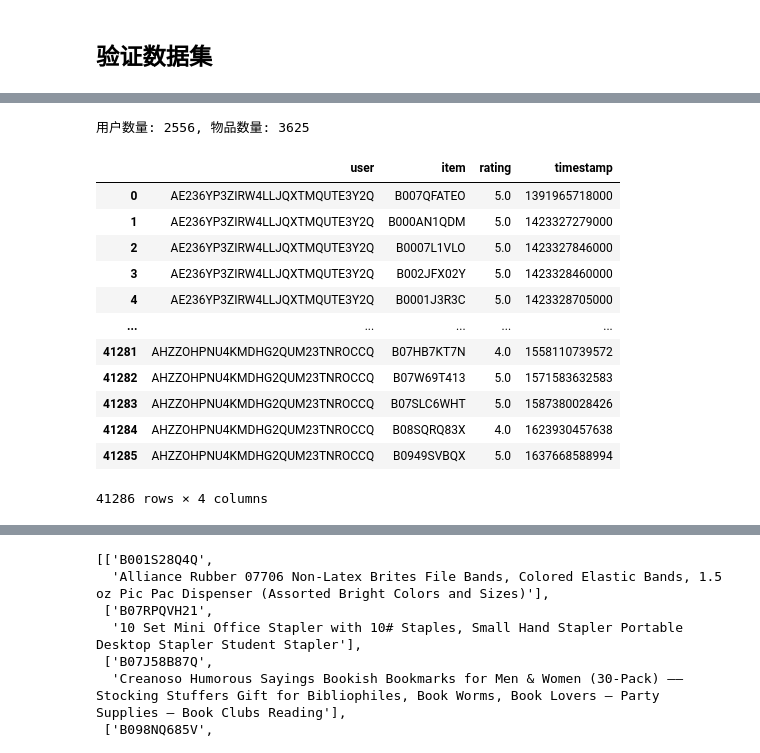
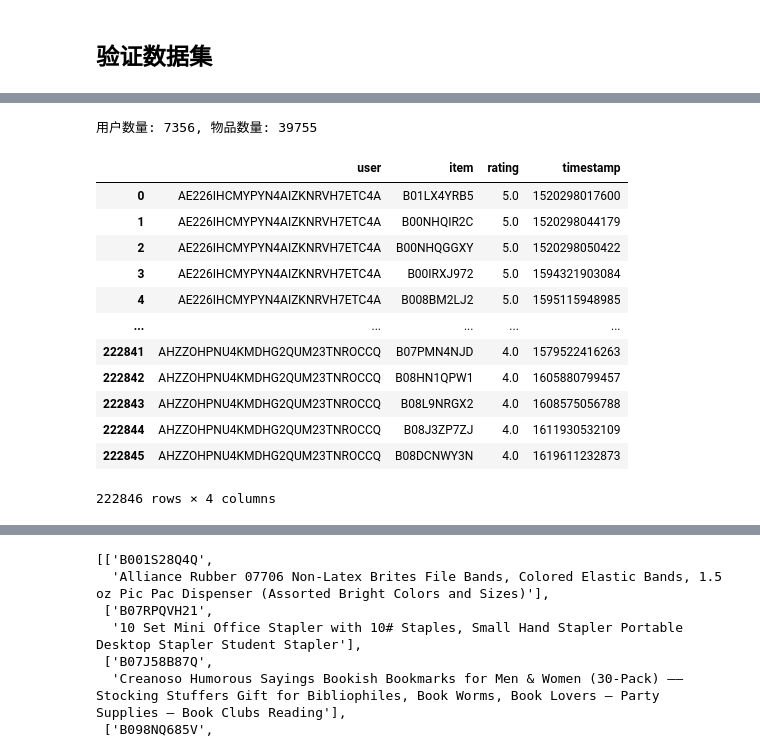
Before and after one commit to NoyeArk/graduation_design, a Jupyter notebook: ipynb/data_process/amazon.ipynb, the cells around one changed output, grey strips where cells are left out. Saved outputs shown, nothing was run; the diff lists cells and outputs as text; code cells hidden in the pictures.

```diff
--- a/ipynb/data_process/amazon.ipynb
+++ b/ipynb/data_process/amazon.ipynb
@@ -6,32 +6,33 @@ from tqdm import tqdm
 
 处理交互信息
 # %%
-file = "D:\work_space\Office_Products.jsonl"
+file = "D:\Code\graduation_design\data\Toys_and_Games\Toys_and_Games.jsonl"
 with open(file, 'r') as fp:
     for line in tqdm(fp):
         data = json.loads(line.strip())
         user_id = data['user_id']
-        asin = data['asin']
+        item_id = data['asin']
         rating = data['rating']
         timestamp = data['timestamp']
 
-        with open('D:/Code/graduation_design/data/Office_Products/interaction.dat', 'a') as f:
-            f.write(f"{user_id}::{asin}::{rating}::{timestamp}\n")
+        with open('D:/Code/graduation_design/data/Toys_and_Games/interaction.dat', 'a') as f:
+            f.write(f"{user_id},{item_id},{rating},{timestamp}\n")
 # %% [markdown]
 处理物品信息
 # %%
-file = "D:\work_space\meta_Office_Products.jsonl"
+file = "D:\Code\graduation_design\data\Toys_and_Games\meta_Toys_and_Games.jsonl"
 with open(file, 'r') as fp:
     for line in tqdm(fp):
         data = json.loads(line.strip())
-        parent_asin = data['parent_asin']
-        with open('D:/Code/graduation_design/data/Office_Products/item.dat', 'a') as f:
-            f.write(f"{parent_asin}>>{json.dumps(data)}\n")
+        if data['parent_asin'] in items1:
+            data['parent_asin'] = item_to_id[data['parent_asin']]
+            with open('D:/Code/graduation_design/data/Toys_and_Games/item.csv', 'a') as f:
+                f.write(f"{json.dumps(data)}\n")
 # %% [markdown]
 ## 验证数据集
 # %%
 import pandas as pd
-df = pd.read_csv("D:/Code/graduation_design/data/Office_Products/interaction.dat", sep=",", header=None, engine='python')
+df = pd.read_csv("D:/Code/graduation_design/data/Toys_and_Games/interaction.dat", sep=",", header=None, engine='python')
 df.columns = ['user', 'item', 'rating', 'timestamp']
 df
 # %% [output]
@@ -67,31 +52,31 @@ Name: count, Length: 65222, dtype: int64
 # %%
 data = df[df['rating'] > 2]
 
 item_counts = data['item'].value_counts()
-items_to_keep = item_counts[item_counts >= 10].index
+items_to_keep = item_counts[item_counts >= 50].index
 data = data[data['item'].isin(items_to_keep)]
 
 user_counts = data['user'].value_counts()
-users_to_keep = user_counts[user_counts >= 10].index
+users_to_keep = user_counts[user_counts >= 20].index
 data = data[data['user'].isin(users_to_keep)]
 
 print(f"用户数量: {len(data['user'].unique())}, 物品数量: {len(data['item'].unique())}")
 
 data = data.sort_values(['user', 'timestamp'])
 data = data.reset_index(drop=True)
 data
 # %% [output]
-用户数量: 2556, 物品数量: 3625
+用户数量: 7356, 物品数量: 39755
 |  | user | item | rating | timestamp |
-| 0 | AE236YP3ZIRW4LLJQXTMQUTE3Y2Q | B007QFATEO | 5.0 | 1391965718000 |
-| 1 | AE236YP3ZIRW4LLJQXTMQUTE3Y2Q | B000AN1QDM | 5.0 | 1423327279000 |
-| 2 | AE236YP3ZIRW4LLJQXTMQUTE3Y2Q | B0007L1VLO | 5.0 | 1423327846000 |
-| 3 | AE236YP3ZIRW4LLJQXTMQUTE3Y2Q | B002JFX02Y | 5.0 | 1423328460000 |
-| 4 | AE236YP3ZIRW4LLJQXTMQUTE3Y2Q | B0001J3R3C | 5.0 | 1423328705000 |
+| 0 | AE226IHCMYPYN4AIZKNRVH7ETC4A | B01LX4YRB5 | 5.0 | 1520298017600 |
+| 1 | AE226IHCMYPYN4AIZKNRVH7ETC4A | B00NHQIR2C | 5.0 | 1520298044179 |
+| 2 | AE226IHCMYPYN4AIZKNRVH7ETC4A | B00NHQGGXY | 5.0 | 1520298050422 |
+| 3 | AE226IHCMYPYN4AIZKNRVH7ETC4A | B00IRXJ972 | 5.0 | 1594321903084 |
+| 4 | AE226IHCMYPYN4AIZKNRVH7ETC4A | B008BM2LJ2 | 5.0 | 1595115948985 |
 | ... | ... | ... | ... | ... |
-| 41281 | AHZZOHPNU4KMDHG2QUM23TNROCCQ | B07HB7KT7N | 4.0 | 1558110739572 |
-| 41282 | AHZZOHPNU4KMDHG2QUM23TNROCCQ | B07W69T413 | 5.0 | 1571583632583 |
-| 41283 | AHZZOHPNU4KMDHG2QUM23TNROCCQ | B07SLC6WHT | 5.0 | 1587380028426 |
-| 41284 | AHZZOHPNU4KMDHG2QUM23TNROCCQ | B08SQRQ83X | 4.0 | 1623930457638 |
-| 41285 | AHZZOHPNU4KMDHG2QUM23TNROCCQ | B0949SVBQX | 5.0 | 1637668588994 |
+| 222841 | AHZZOHPNU4KMDHG2QUM23TNROCCQ | B07PMN4NJD | 4.0 | 1579522416263 |
+| 222842 | AHZZOHPNU4KMDHG2QUM23TNROCCQ | B08HN1QPW1 | 4.0 | 1605880799457 |
+| 222843 | AHZZOHPNU4KMDHG2QUM23TNROCCQ | B08L9NRGX2 | 4.0 | 1608575056788 |
+| 222844 | AHZZOHPNU4KMDHG2QUM23TNROCCQ | B08J3ZP7ZJ | 4.0 | 1611930532109 |
+| 222845 | AHZZOHPNU4KMDHG2QUM23TNROCCQ | B08DCNWY3N | 4.0 | 1619611232873 |
-41286 rows × 4 columns
+222846 rows × 4 columns
```
Also changed, not shown: parts of 19 cells of this notebook, 12 other files.
